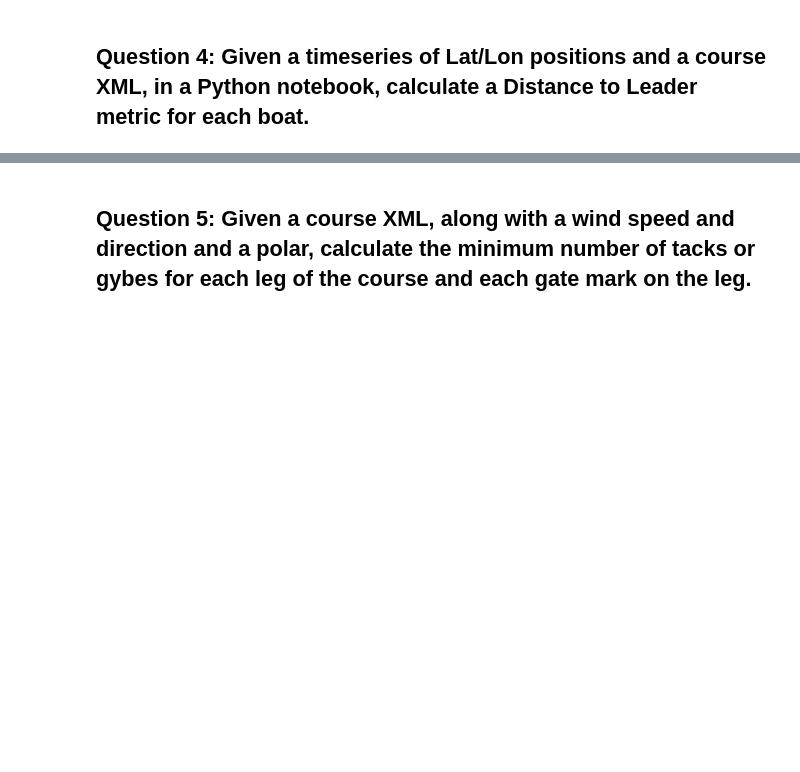
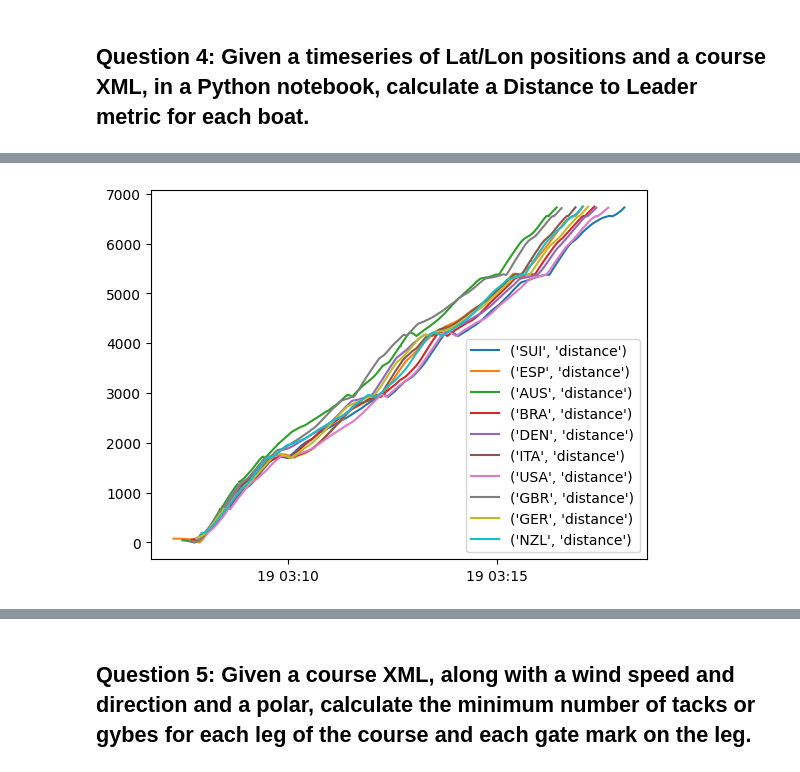
Before and after one commit to nicolai-jacobsen/SGP_Data_Challenge, a Jupyter notebook: main.ipynb, the cells around one changed output, grey strips where cells are left out. Drawn from its saved outputs; the diff is of its cells as text; code cells hidden in the pictures; blank space fills up the shorter version.

```diff
--- a/main.ipynb
+++ b/main.ipynb
@@ -44,0 +271,82 @@ Free section to initialize the notebook with the necessary imports and functions
+# %%
+def calculate_distance_to_leader(course_xml, boat_data_dict):
+    """
+    Calculates the distance to leader for each boat
+    :param course_xml: path to the xml file of the race
+    :param boat_data_dict: dictionary containing the boat data
+    :return: dataframe containing the distance to leader for the race
+    """
+    race_data = Race.from_xml(course_xml) # Convert to race object
+    total_distance_data = {}
+    for key, data in boat_data_dict.items():
+        data = data.copy()
+        try:
+            # Here, we will use a similar logic to the vmc calculations to detect when a boat has completed a leg by rounding a target mark
+            cur_idx = 0
+            total_dist = 0
+            prev_mark = None # Variable to store the previous mark's coords
+            for compound_event in race_data.compound_mark_sequence:
+                cm_id = compound_event.get('CompoundMarkID')
+                # Get the compound mark data
+                compound = race_data.compound_marks.get(cm_id)
+
+                cur_df = data.copy()[cur_idx:]
+
+                marks = compound.get("Marks", [])
+                mark_lats = [float(m["TargetLat"]) for m in marks]
+                mark_lngs = [float(m["TargetLng"]) for m in marks]
+                target_lat = np.mean(mark_lats)
+                target_lng = np.mean(mark_lngs)
+
+                # If there is a previous mark (the boat has started the race), calculate the distance to the previous mark, along the unit vector between the two marks
+                if prev_mark is not None:
+                    # Project the position on the unit vector between the two marks
+                    cur_df['projected_pos'] = cur_df.apply(lambda row: u.project_point_between_marks(prev_mark, (target_lat, target_lng), (row['LATITUDE_GPS_unk'], row['LONGITUDE_GPS_unk'])), axis=1)
+
+                    # Calculate the distance between each projected position using haversine
+                    cur_df['distance'] = cur_df['projected_pos'].apply(lambda x: haversine(x[0], x[1], prev_mark[0], prev_mark[1]))
+
+                    # Add the distance to the total distance
+                    cur_df['distance'] = cur_df['distance'] + total_dist
+
+                    # Add distance data to timeseries df
+                    data.loc[cur_idx:, 'distance'] = cur_df['distance']
+
+                    # Calculate the total distance of the leg and add to total
+                    leg_dist = haversine(prev_mark[0], prev_mark[1], target_lat, target_lng)
+                    total_dist += leg_dist
+
+
+                # Find the index where the boat rounds this compound mark.
+                rounding_idx = u.detect_rounding_for_compound(cur_df, compound, race_data.compound_marks['CourseAxis'])
+                # Mark the rounding event in your DataFrame.
+                data.loc[rounding_idx, 'rounded'] = cm_id
+                cur_idx = rounding_idx
+                prev_mark = (target_lat, target_lng)
+            data.set_index('DATETIME', inplace=True) # Set the datetime as index to join by time
+            total_distance_data[key] = data[:cur_idx][['distance']]
+        except Exception as e:
+            print(e)
+            continue
+
+    # Now, combine the total distance data for each boat and plot
+    total_distance_df = pd.concat(total_distance_data, axis=1)
+    plt.plot(total_distance_df, label=total_distance_df.columns)
+    plt.legend()
+    plt.show()
+
+    total_distance_df = total_distance_df.ffill() # We use forward fill here to ensure that when the boats cross the finish line, the boats that have not finished will be compared to the total distance at finish
+
+    # Calculate the distance to leader
+    # For each row, find the maximum distance and subtract this distance for all the boats
+    for idx, row in total_distance_df.iterrows():
+        max_dist = row.max()
+        total_distance_df.loc[idx] = max_dist - row
+    plt.plot(total_distance_df, label=total_distance_df.columns)
+    plt.legend()
+    plt.show()
+
+    return total_distance_df
+
+calculate_distance_to_leader(xml_file, boat_data)
+# %% [output]
@@ -44,0 +354 @@ Free section to initialize the notebook with the necessary imports and functions
+[figure, added]
```
Also changed, not shown: parts of 29 cells of this notebook, 2 other files.
